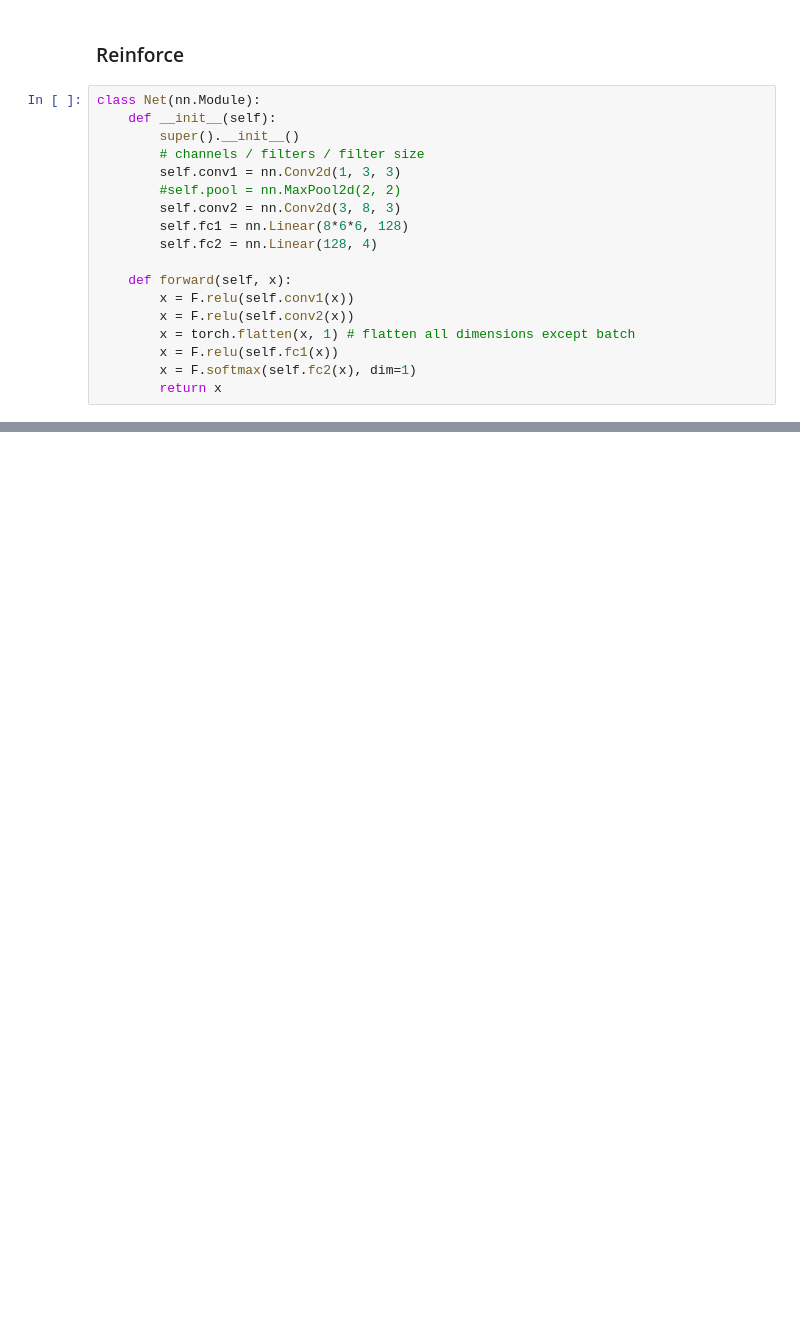
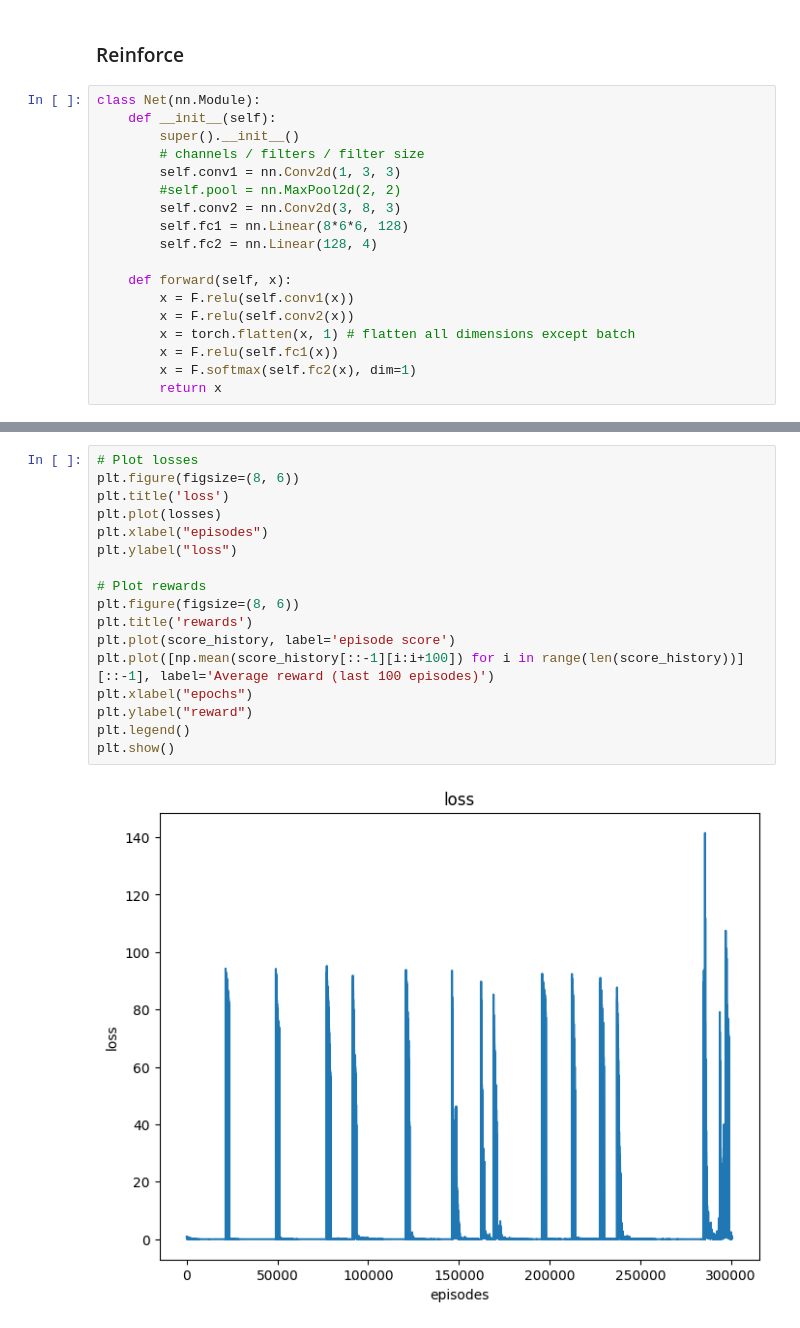
Before and after one commit to g-nightingale/marl-ctf-development, a Jupyter notebook: test_environment/mvp.ipynb, the cells around one changed output, grey strips where cells are left out. Drawn from its saved outputs; the diff is of its cells as text; blank space fills up the shorter version.

```diff
--- a/test_environment/mvp.ipynb
+++ b/test_environment/mvp.ipynb
@@ -354,0 +377,19 @@ ValueError: At least one stride in the given numpy array is negative, and tensor
+# %%
+# Plot losses
+plt.figure(figsize=(8, 6))
+plt.title('loss')
+plt.plot(losses)
+plt.xlabel("episodes")
+plt.ylabel("loss")
+
+# Plot rewards
+plt.figure(figsize=(8, 6))
+plt.title('rewards')
+plt.plot(score_history, label='episode score')
+plt.plot([np.mean(score_history[::-1][i:i+100]) for i in range(len(score_history))][::-1], label='Average reward (last 100 episodes)')
+plt.xlabel("epochs")
+plt.ylabel("reward")
+plt.legend()
+plt.show()
+# %% [output]
+[figure, added]
```
Also changed, not shown: parts of 10 cells of this notebook, 1 other file.
